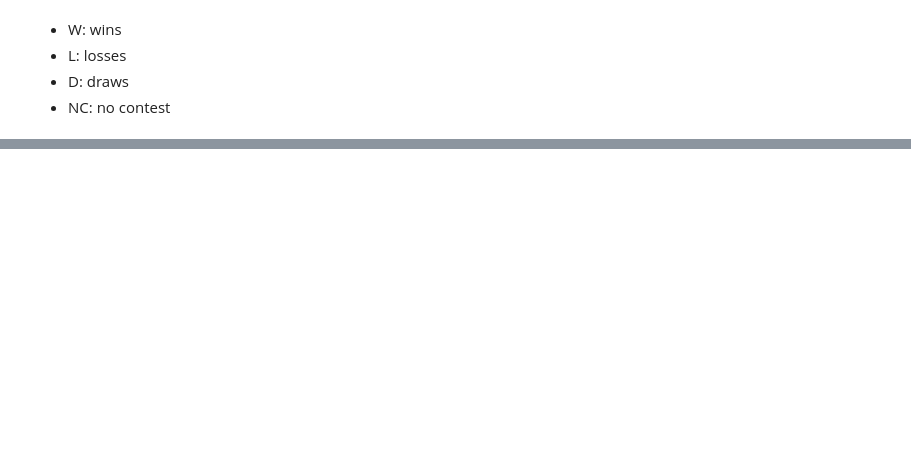
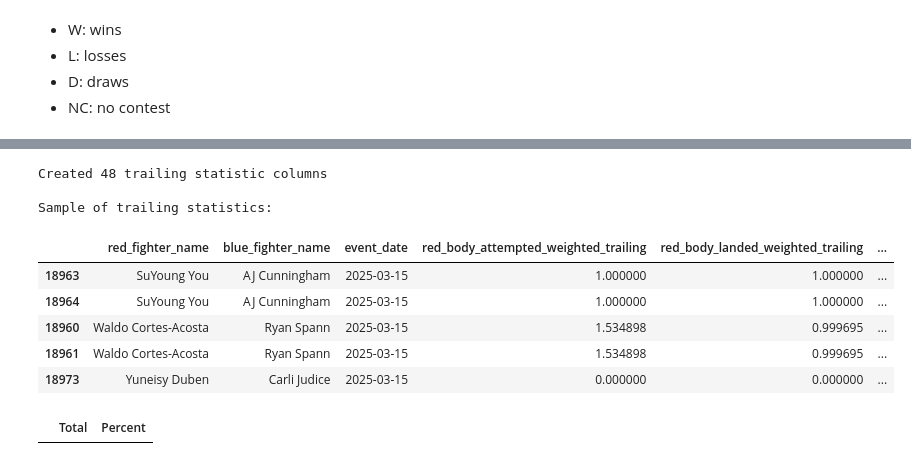
Before and after one commit to hegyida/elte_ufc_project, a Jupyter notebook: 3_UFC_data_enrich.ipynb, the cells around one changed output, grey strips where cells are left out. Cells and saved outputs as stored; diff of their text form; code cells hidden in the pictures; blank space fills up the shorter version.

```diff
--- a/3_UFC_data_enrich.ipynb
+++ b/3_UFC_data_enrich.ipynb
@@ -680,19 +705,0 @@ memory usage: 9.4+ MB
-# %%
-# Change the dtype of red_fighter_win to boolean
-df['red_fighter_win'] = df['red_fighter_win'].astype(bool)
-# %%
-cat_cols = [col for col in df.columns if df[col].dtype == 'object']
-
-binary_cols = [col for col in cat_cols if df[col].nunique() == 2]
-# Exclude fighters' name columns from multi_cat_cols
-multi_cat_cols = [col for col in cat_cols if df[col].nunique() > 2 and col not in ['red_fighter_name',
-                                                                                   'blue_fighter_name']]
-
-# Initialize LabelEncoder
-label_encoder = LabelEncoder()
-
-# Apply LabelEncoder to binary categorical columns
-for col in binary_cols:
-    df[col] = label_encoder.fit_transform(df[col])
-
-df = pd.get_dummies(df, columns=multi_cat_cols, drop_first=True)
@@ -1122,0 +712,16 @@ upcoming_processed.to_excel('upcoming_preprocessed.xlsx', index=False)
+# %%
+# Calculate Trailing Averages for Fighter Statistics
+
+# First, ensure the data is sorted by event date
+df = df.sort_values(by=['event_date', 'red_fighter_name', 'blue_fighter_name', 'round'])
+
+# Identify columns to calculate trailing averages for (only numeric columns)
+red_stat_cols = [col for col in df.columns if col.startswith('red_') and
+                not col.startswith('red_fighter_') and
+                pd.api.types.is_numeric_dtype(df[col])]
+
+blue_stat_cols = [col for col in df.columns if col.startswith('blue_') and
+                 not col.startswith('blue_fighter_') and
+                 pd.api.types.is_numeric_dtype(df[col])]
+
+print(f"Found {len(red_stat_cols)} red stats and {len(blue_stat_cols)} blue stats to process")
@@ -1122,0 +887,18 @@ upcoming_processed.to_excel('upcoming_preprocessed.xlsx', index=False)
+# %%
+# Display a sample of the trailing statistics
+trailing_cols = [col for col in df.columns if col.endswith('_trailing')]
+print(f"Created {len(trailing_cols)} trailing statistic columns")
+print("\nSample of trailing statistics:")
+# %% [output]
+Created 48 trailing statistic columns
+
+Sample of trailing statistics:
+# %%
+df[['red_fighter_name', 'blue_fighter_name', 'event_date'] + trailing_cols[:5]].tail()
+# %% [output]
+|  | red_fighter_name | blue_fighter_name | event_date | red_body_attempted_weighted_trailing | red_body_landed_weighted_trailing | ... |
+| 18963 | SuYoung You | AJ Cunningham | 2025-03-15 | 1.000000 | 1.000000 | ... |
+| 18964 | SuYoung You | AJ Cunningham | 2025-03-15 | 1.000000 | 1.000000 | ... |
+| 18960 | Waldo Cortes-Acosta | Ryan Spann | 2025-03-15 | 1.534898 | 0.999695 | ... |
+| 18961 | Waldo Cortes-Acosta | Ryan Spann | 2025-03-15 | 1.534898 | 0.999695 | ... |
+| 18973 | Yuneisy Duben | Carli Judice | 2025-03-15 | 0.000000 | 0.000000 | ... |
@@ -1122,0 +908,4 @@ upcoming_processed.to_excel('upcoming_preprocessed.xlsx', index=False)
+# %%
+missing(df)
+# %% [output]
+|  | Total | Percent |
```
Also changed, not shown: parts of 61 cells of this notebook, 11 other files.
